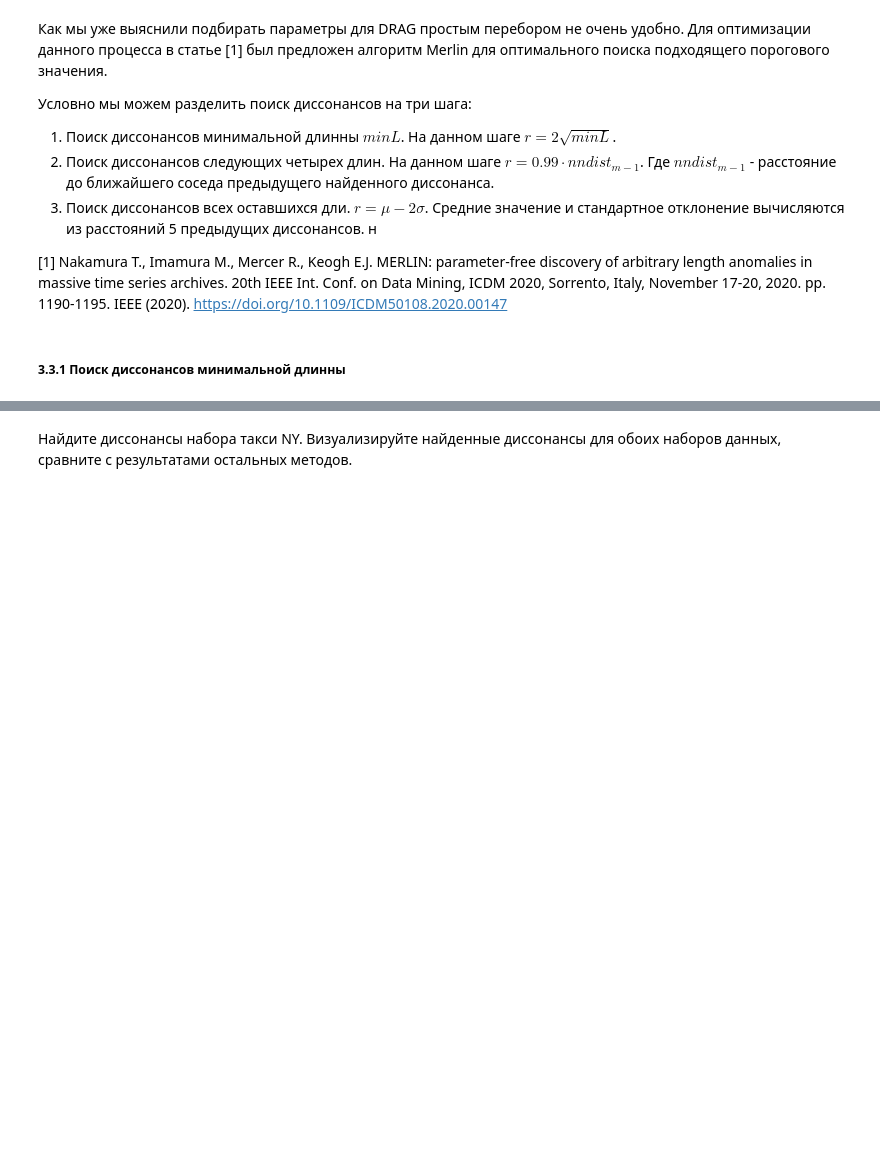
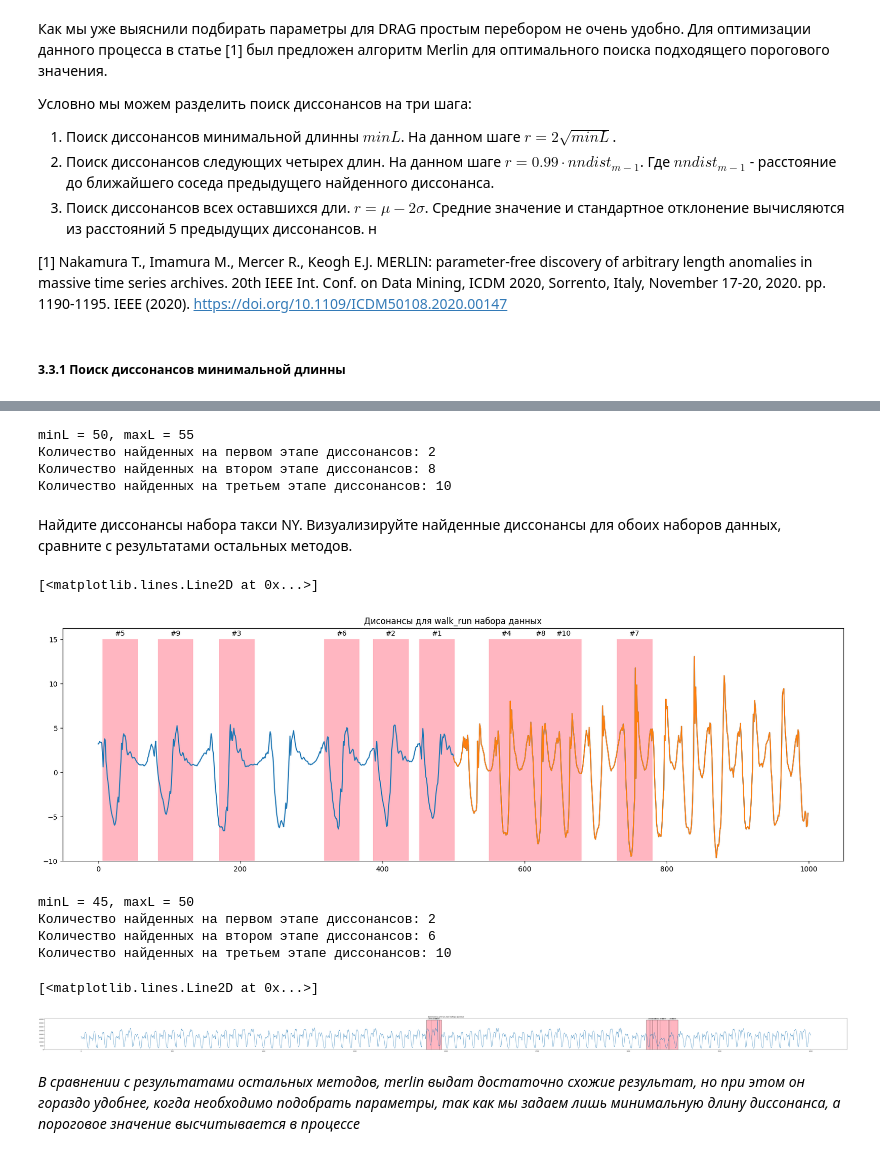
Before and after one commit to Miansvi/2023-Sviridov-TimeSeriesCourse, a Jupyter notebook: practice/03 Discords/03 Discords.ipynb, the cells around one changed output, grey strips where cells are left out. Cells and saved outputs as stored; diff of their text form; code cells hidden in the pictures; blank space fills up the shorter version.

```diff
--- a/practice/03 Discords/03 Discords.ipynb
+++ b/practice/03 Discords/03 Discords.ipynb
@@ -457,4 +510,39 @@ print('Количество найденных на первом этапе ди
+# %%
+dis_idx, dis_nnDist, dis_nn_idx = merlin(topK, m, T)
+# %% [output]
+minL = 50, maxL = 55
+Количество найденных на первом этапе диссонансов: 2
+Количество найденных на втором этапе диссонансов: 8
+Количество найденных на третьем этапе диссонансов: 10
 # %% [markdown]
 Найдите диссонансы набора такси NY. Визуализируйте найденные диссонансы для обоих наборов данных, сравните с результатами остальных методов.
 # %%
-# INSERT YOUR CODE
+fig, ax = plt.subplots(figsize=(20,6),ncols=1,nrows=1)
+plt.title("Дисонансы для walk_run набора данных")
+rects = ax.bar(dis_idx, height = 25, bottom = -10, width = m, color = 'lightpink')
+ax.bar_label(rects, labels = ['#' + str(i) for i in range(1, topK+1)], padding=3)
+plt.plot(data[:])
+plt.plot(np.arange(data.shape[0]//2,data.shape[0]),data[data.shape[0]//2:])
+# %% [output]
+[<matplotlib.lines.Line2D at 0x...>]
+[figure, added]
+# %%
+m = 45
+nyc_taxi = pd.read_csv(dataset_dir_path/'nyc_taxi.csv',index_col=0).values[4000:8000,0].astype(np.float64)
+dis_idx, dis_nnDist, dis_nn_idx = merlin(topK, m, nyc_taxi)
+# %% [output]
+minL = 45, maxL = 50
+Количество найденных на первом этапе диссонансов: 2
+Количество найденных на втором этапе диссонансов: 6
+Количество найденных на третьем этапе диссонансов: 10
+# %%
+fig, ax = plt.subplots(figsize=(100,4),ncols=1,nrows=1)
+plt.title("Дисонансы для nyc_taxi набора данных")
+rects = ax.bar(dis_idx, height = 39000, bottom = -14, width = m, color = 'lightpink', edgecolor = 'black')
+ax.bar_label(rects, padding=3)
+plt.plot(nyc_taxi[:])
+# %% [output]
+[<matplotlib.lines.Line2D at 0x...>]
+[figure, added]
+# %% [markdown]
+*В сравнении с результатами остальных методов, merlin выдат достаточно схожие результат, но при этом он гораздо удобнее, когда необходимо подобрать параметры, так как мы задаем лишь минимальную длину диссонанса, а пороговое значение высчитывается в процессе*
```
Also changed, not shown: parts of 7 cells of this notebook.
